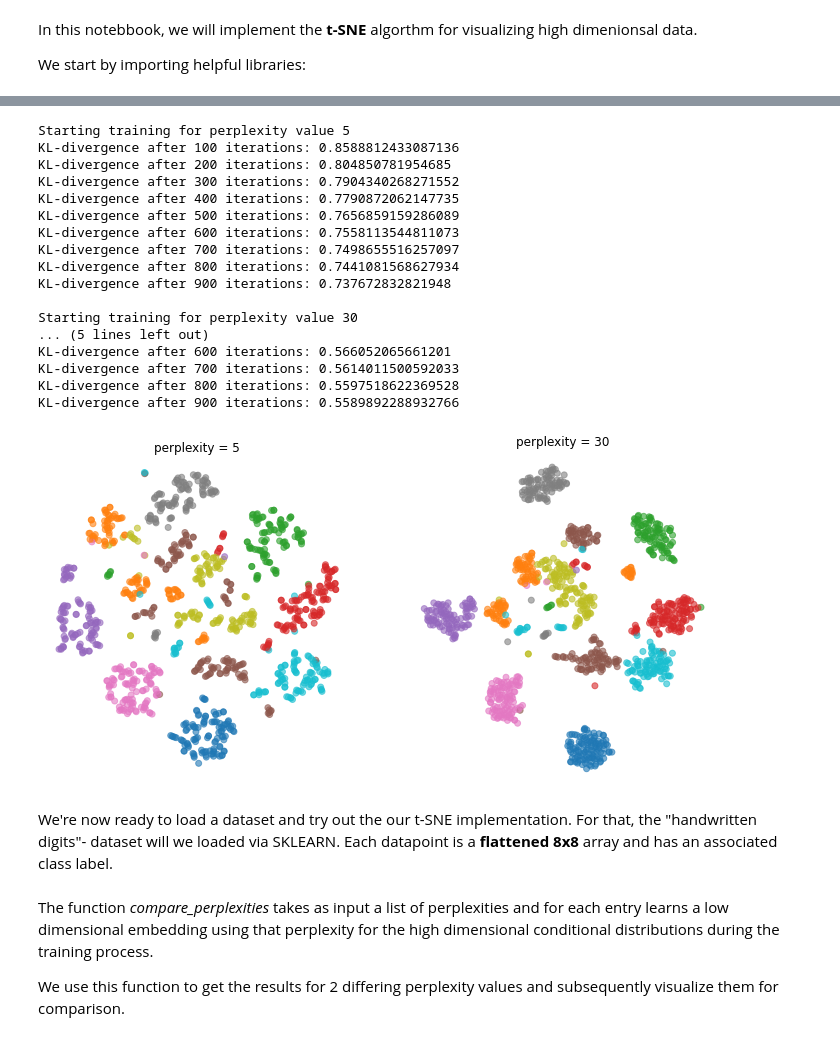
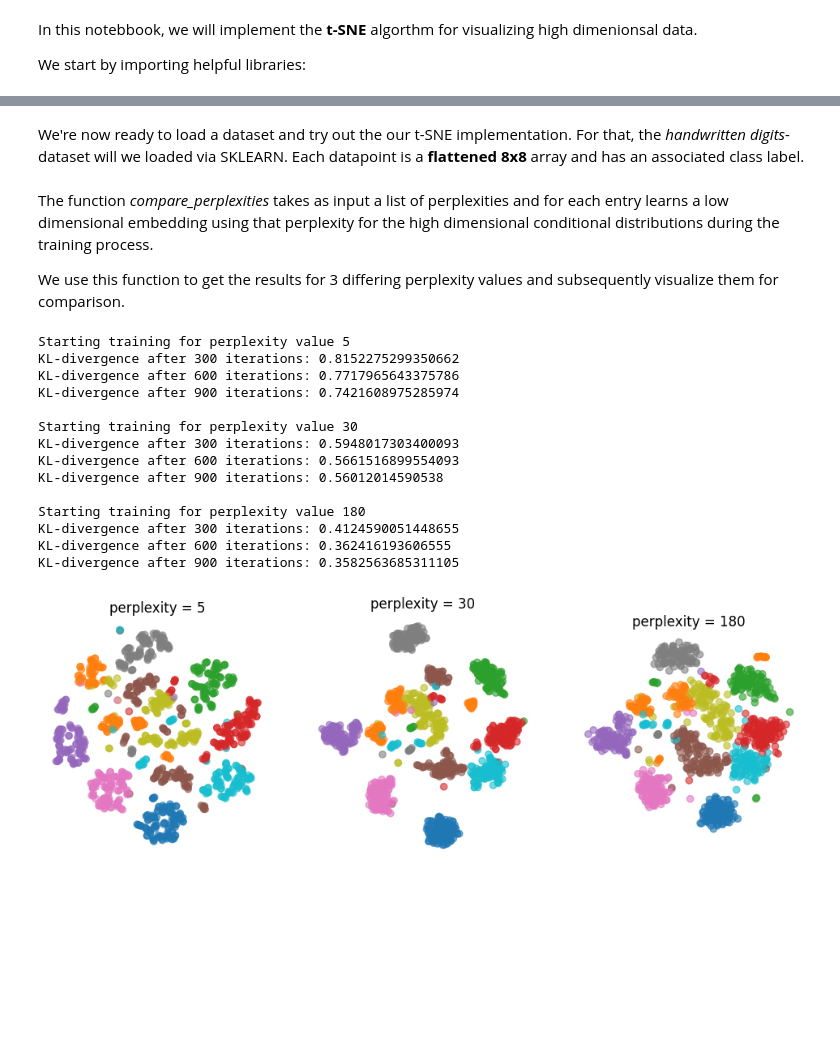
Before and after one commit to ManuelWelte/TSNE_python, a Jupyter notebook: python_tsne.ipynb, the cells around one changed output, grey strips where cells are left out. Drawn from its saved outputs; the diff is of its cells as text; code cells hidden in the pictures; blank space fills up the shorter version.

```diff
--- a/python_tsne.ipynb
+++ b/python_tsne.ipynb
@@ -208,9 +206,9 @@ def train(p_scores, y, ee_factor = 4, n_iter = 1000):
         # Reset the gradient stored in y
         optimizer.zero_grad()
 
-        # Apply early exageration during the first 100 iterations
-        # when computing the cost (and thus the gradient)
-        if i < 100:
+        # Apply early exaggeration during the first 100 iterations
+        # when computing the cost
+        if i < 50:
             J = compute_cost(p_scores * ee_factor, q_scores)
         else:
             J = compute_cost(p_scores, q_scores)
@@ -218,7 +216,7 @@ def train(p_scores, y, ee_factor = 4, n_iter = 1000):
         if i != 0 and i % 300 == 0:
             print(f"KL-divergence after {i} iterations: {J.data.cpu().numpy()}")
 
-        # Compute the gradient and do the update the low dimensional embedding accordingly
+        # Compute the gradient and update the low dimensional embedding accordingly
         J.backward()
         optimizer.step()
 
@@ -243,50 +241,8 @@ def visualize(embeddings, label, class_labels):
         ax.scatter(y[:,0], y[:,1], c = class_labels, cmap = "tab10", alpha = 0.6)
 
     plt.show()
-# %%
-def compare_perplexities(X, perps):
-
-    results = []
-    for i, perp in enumerate(perps):
-
-        print(f"\nStarting training for perplexity value {perp}\n")
-
-        if GPU:
-            p_scores = torch.tensor(get_p_scores(X, perp)).cuda()
-            y = init_y(X).cuda()
-        else:
-            p_scores = torch.tensor(get_p_scores(X, perp))
-            y = init_y(X)
-
-        y.requires_grad_(True)
-        results.append((train(p_scores, y).detach().cpu().numpy(), perp))
-
-    return results
-
-
-results = compare_perplexities(X, [5, 30])
-visualize(results, "perplexity")
-# %% [output]
-Starting training for perplexity value 5
-KL-divergence after 100 iterations: 0.8588812433087136
-KL-divergence after 200 iterations: 0.804850781954685
-KL-divergence after 300 iterations: 0.7904340268271552
-KL-divergence after 400 iterations: 0.7790872062147735
-KL-divergence after 500 iterations: 0.7656859159286089
-KL-divergence after 600 iterations: 0.7558113544811073
-KL-divergence after 700 iterations: 0.7498655516257097
-KL-divergence after 800 iterations: 0.7441081568627934
-KL-divergence after 900 iterations: 0.737672832821948
-
-Starting training for perplexity value 30
-... (5 lines left out)
-KL-divergence after 600 iterations: 0.566052065661201
-KL-divergence after 700 iterations: 0.5614011500592033
-KL-divergence after 800 iterations: 0.5597518622369528
-KL-divergence after 900 iterations: 0.5589892288932766
-[figure, removed]
 # %% [markdown]
-We're now ready to load a dataset and try out the our t-SNE implementation. For that, the "handwritten digits"- dataset will we loaded via SKLEARN. Each datapoint is a <b>flattened 8x8</b> array and has an associated class label.
+We're now ready to load a dataset and try out the our t-SNE implementation. For that, the <i>handwritten digits</i>- dataset will we loaded via SKLEARN. Each datapoint is a <b>flattened 8x8</b> array and has an associated class label.
 # %%
 dataset = sklearn.datasets.load_digits()
 
@@ -298,38 +257,54 @@ labels = labels[R]
 # %% [markdown]
 The function <i>compare_perplexities</i> takes as input a list of perplexities and for each entry learns a low dimensional embedding using that perplexity for the high dimensional conditional distributions during the training process.
 
-We use this function to get the results for 2 differing perplexity values and subsequently visualize them for comparison.
+We use this function to get the results for 3 differing perplexity values and subsequently visualize them for comparison.
 # %%
 def compare_perplexities(X, perps):
 
     """
     This function takes datapoints and an array of target perplexities
     as input and trains for each perplexity a low dimensional embedding.
     """
 
     results = []
     for i, perp in enumerate(perps):
 
         print(f"\nStarting training for perplexity value {perp}")
 
         # Get pytorch-tensors for the high dimensional joint probability scores
         # and the initial low dimensional embedding; send the
         # tensors to the GPU if GPU acceleration is available
         if GPU:
             p_scores = torch.tensor(get_p_scores(X, perp)).cuda()
             y = init_y(X).cuda()
         else:
             p_scores = torch.tensor(get_p_scores(X, perp))
             y = init_y(X)
 
         # Tell pytorch that we want it to compute the gradient for our embedding-tenosr
         y.requires_grad_(True)
 
         # Learn the embedding using our train function and store it for later use
         results.append((train(p_scores, y).detach().cpu().numpy(), perp))
 
     return results
 
 
-results = compare_perplexities(X, [5, 30])
-visualize(results, "perplexity")
+results = compare_perplexities(X, [5, 30, 180])
+visualize(results, "perplexity", labels)
+# %% [output]
+Starting training for perplexity value 5
+KL-divergence after 300 iterations: 0.8152275299350662
+KL-divergence after 600 iterations: 0.7717965643375786
+KL-divergence after 900 iterations: 0.7421608975285974
+
+Starting training for perplexity value 30
+KL-divergence after 300 iterations: 0.5948017303400093
+KL-divergence after 600 iterations: 0.5661516899554093
+KL-divergence after 900 iterations: 0.56012014590538
+
+Starting training for perplexity value 180
+KL-divergence after 300 iterations: 0.4124590051448655
+KL-divergence after 600 iterations: 0.362416193606555
+KL-divergence after 900 iterations: 0.3582563685311105
+[figure, added]
```
Also changed, not shown: parts of 13 cells of this notebook.
